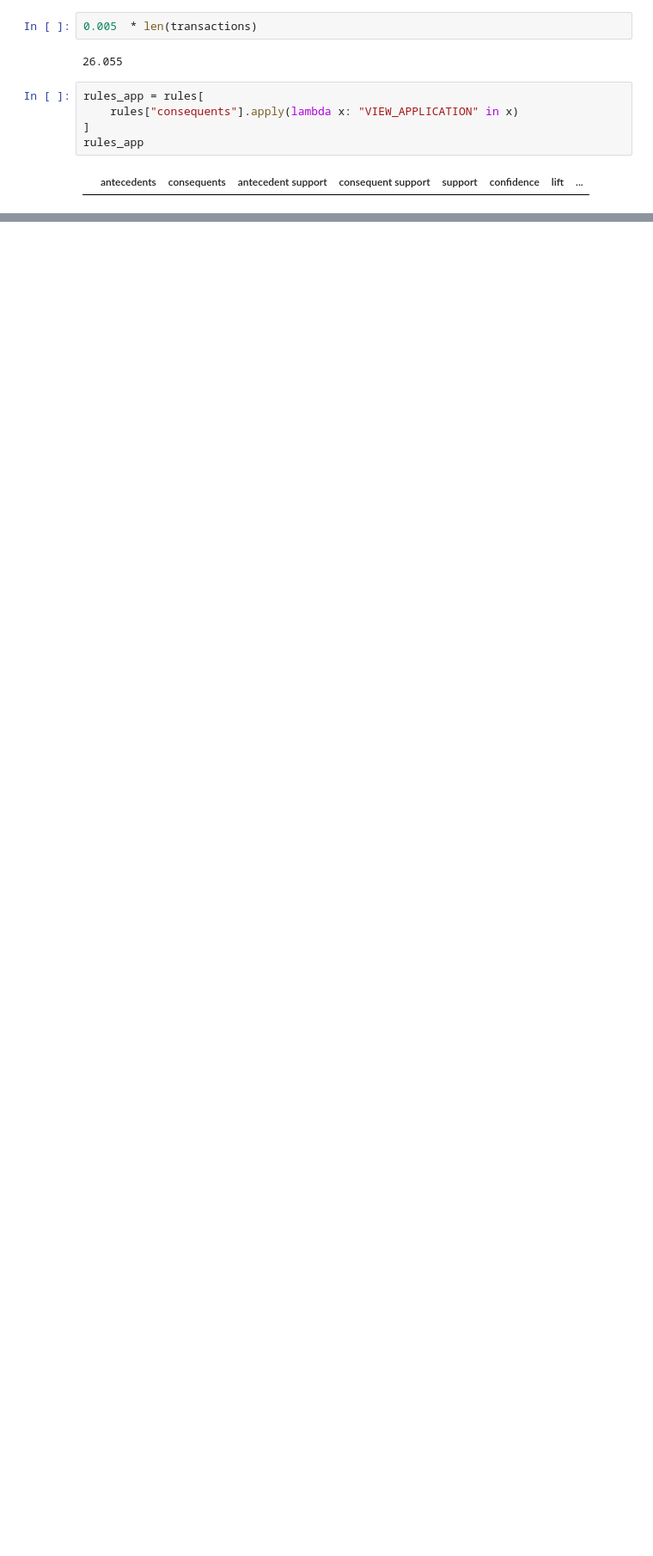
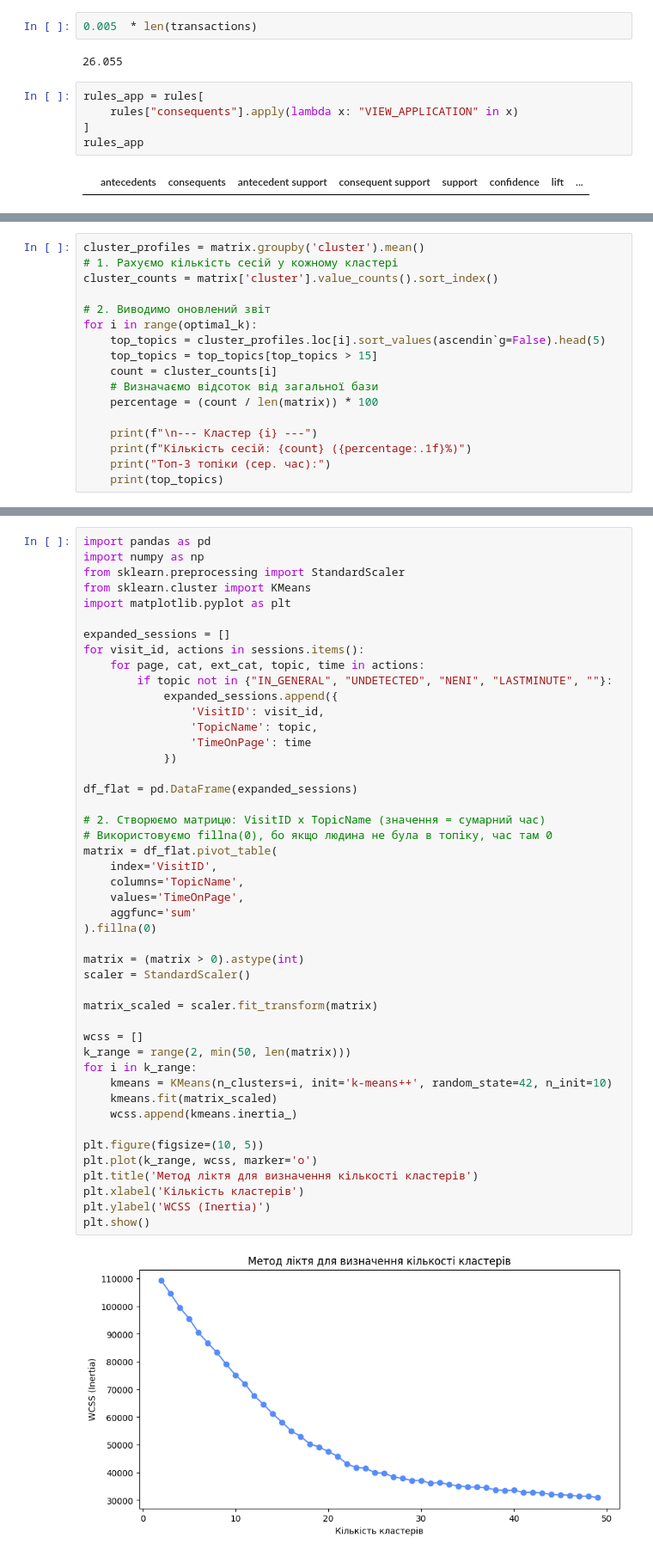
Before and after one commit to TarasHamkalo/on-web-data-mining, a Jupyter notebook: 04/notebooks/main.ipynb, the cells around one changed output, grey strips where cells are left out. Shown at 86% size. Drawn from its saved outputs; the diff is of its cells as text; blank space fills up the shorter version.

```diff
--- a/04/notebooks/main.ipynb
+++ b/04/notebooks/main.ipynb
@@ -317,0 +485,17 @@ rules_app
+# %%
+cluster_profiles = matrix.groupby('cluster').mean()
+# 1. Рахуємо кількість сесій у кожному кластері
+cluster_counts = matrix['cluster'].value_counts().sort_index()
+
+# 2. Виводимо оновлений звіт
+for i in range(optimal_k):
+    top_topics = cluster_profiles.loc[i].sort_values(ascendin`g=False).head(5)
+    top_topics = top_topics[top_topics > 15]
+    count = cluster_counts[i]
+    # Визначаємо відсоток від загальної бази
+    percentage = (count / len(matrix)) * 100
+
+    print(f"\n--- Кластер {i} ---")
+    print(f"Кількість сесій: {count} ({percentage:.1f}%)")
+    print("Топ-3 топіки (сер. час):")
+    print(top_topics)
@@ -317,0 +520,48 @@ rules_app
+# %%
+import pandas as pd
+import numpy as np
+from sklearn.preprocessing import StandardScaler
+from sklearn.cluster import KMeans
+import matplotlib.pyplot as plt
+
+expanded_sessions = []
+for visit_id, actions in sessions.items():
+    for page, cat, ext_cat, topic, time in actions:
+        if topic not in {"IN_GENERAL", "UNDETECTED", "NENI", "LASTMINUTE", ""}:
+            expanded_sessions.append({
+                'VisitID': visit_id,
+                'TopicName': topic,
+                'TimeOnPage': time
+            })
+
+df_flat = pd.DataFrame(expanded_sessions)
+
+# 2. Створюємо матрицю: VisitID x TopicName (значення = сумарний час)
+# Використовуємо fillna(0), бо якщо людина не була в топіку, час там 0
+matrix = df_flat.pivot_table(
+    index='VisitID',
+    columns='TopicName',
+    values='TimeOnPage',
+    aggfunc='sum'
+).fillna(0)
+
+matrix = (matrix > 0).astype(int)
+scaler = StandardScaler()
+
+matrix_scaled = scaler.fit_transform(matrix)
+
+wcss = []
+k_range = range(2, min(50, len(matrix)))
+for i in k_range:
+    kmeans = KMeans(n_clusters=i, init='k-means++', random_state=42, n_init=10)
+    kmeans.fit(matrix_scaled)
+    wcss.append(kmeans.inertia_)
+
+plt.figure(figsize=(10, 5))
+plt.plot(k_range, wcss, marker='o')
+plt.title('Метод ліктя для визначення кількості кластерів')
+plt.xlabel('Кількість кластерів')
+plt.ylabel('WCSS (Inertia)')
+plt.show()
+# %% [output]
+[figure, added]
```
Also changed, not shown: parts of 16 cells of this notebook.
